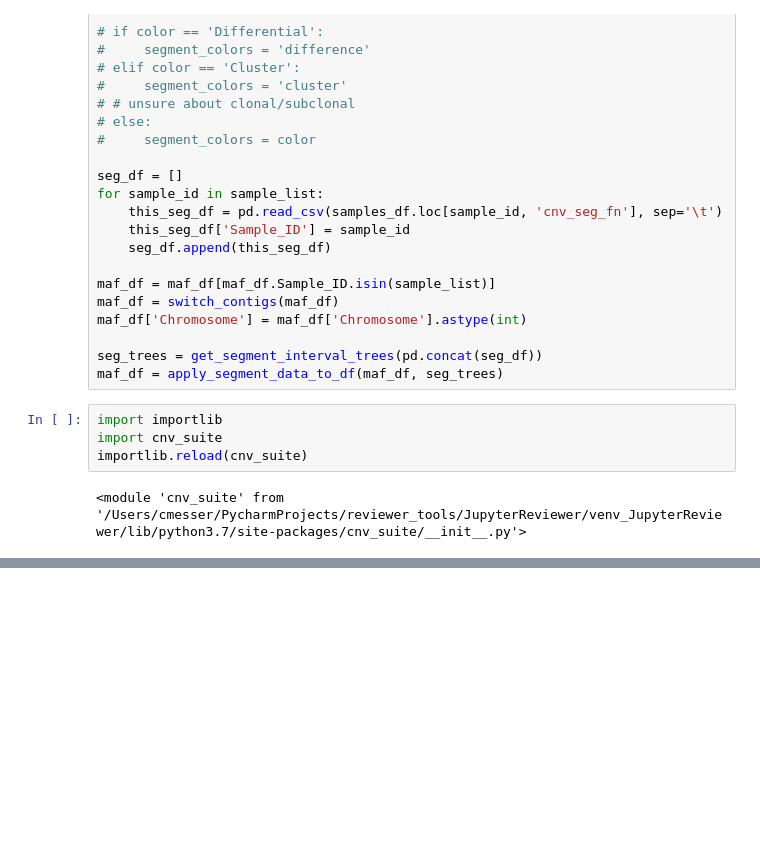
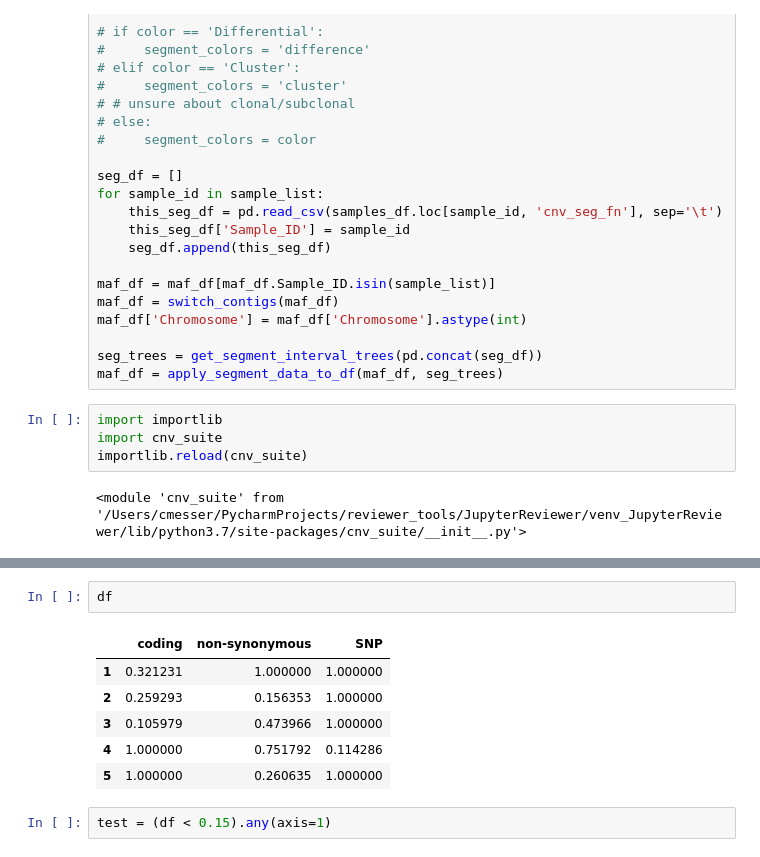
Before and after one commit to getzlab/AnnoMate, a Jupyter notebook: JupyterReviewer/Reviewers/PhylogicReviewer.ipynb, the cells around one changed output, grey strips where cells are left out. Cells and saved outputs as stored; diff of their text form; blank space fills up the shorter version.

```diff
--- a/JupyterReviewer/Reviewers/PhylogicReviewer.ipynb
+++ b/JupyterReviewer/Reviewers/PhylogicReviewer.ipynb
@@ -315,0 +428,11 @@ importlib.reload(cnv_suite)
+# %%
+df
+# %% [output]
+|  | coding | non-synonymous | SNP |
+| 1 | 0.321231 | 1.000000 | 1.000000 |
+| 2 | 0.259293 | 0.156353 | 1.000000 |
+| 3 | 0.105979 | 0.473966 | 1.000000 |
+| 4 | 1.000000 | 0.751792 | 0.114286 |
+| 5 | 1.000000 | 0.260635 | 1.000000 |
+# %%
+test = (df < 0.15).any(axis=1)
```
Also changed, not shown: parts of 21 cells of this notebook.
